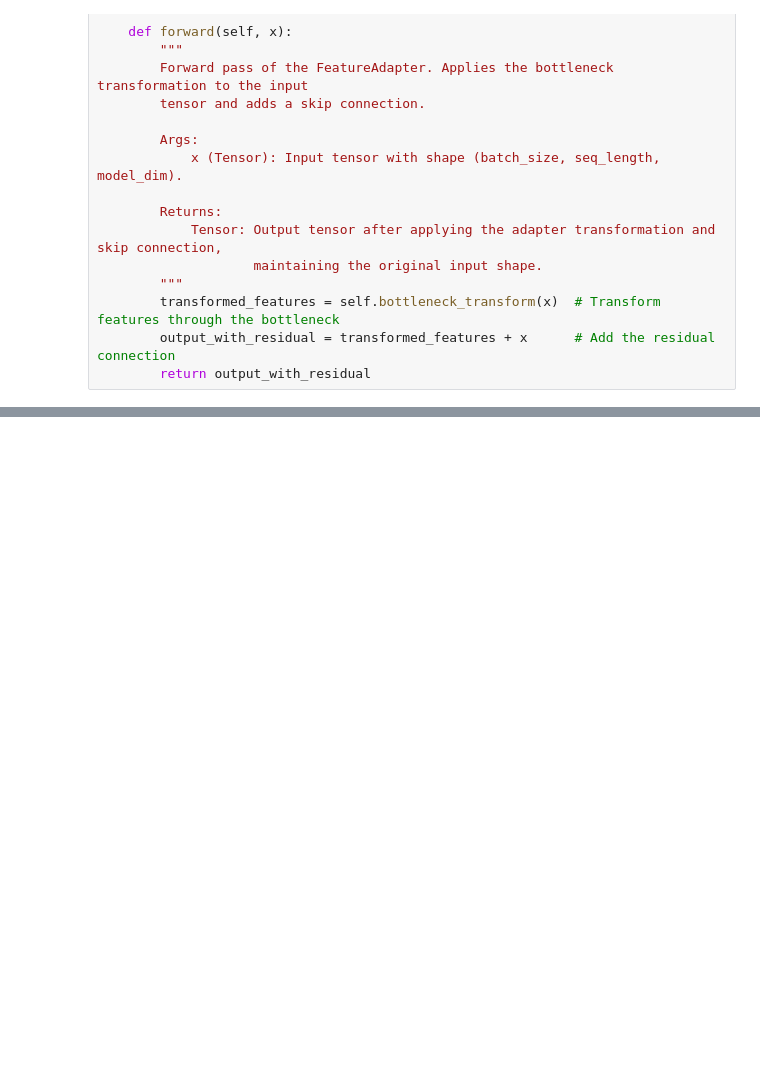
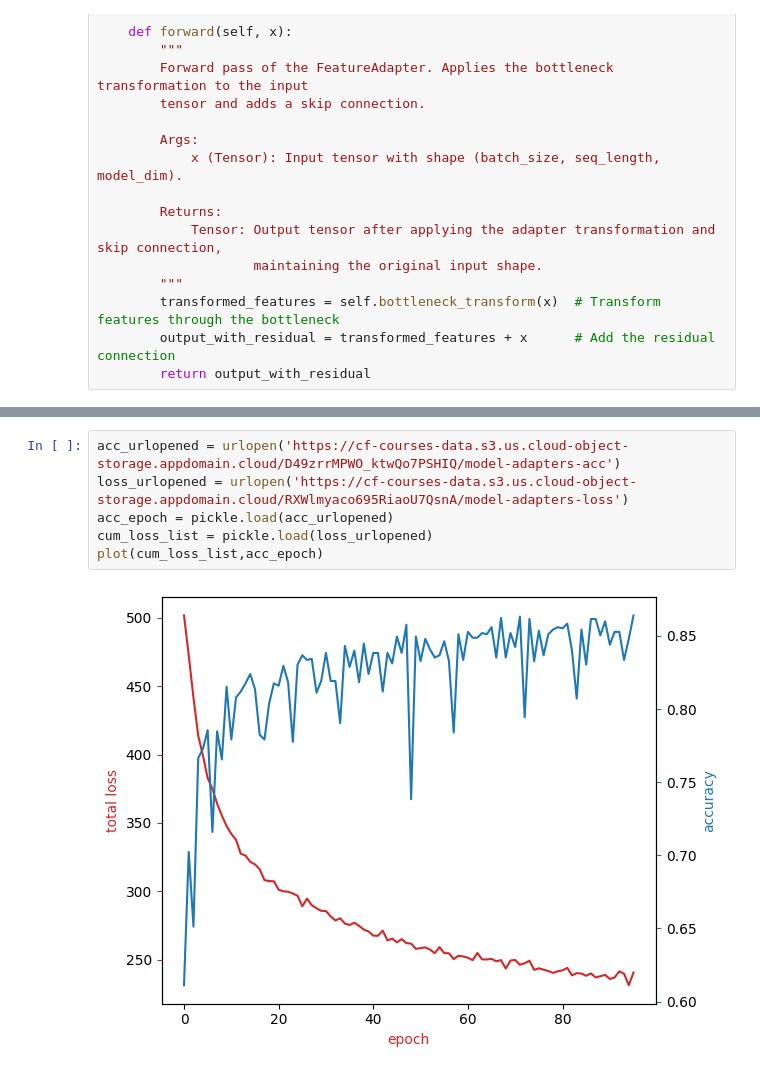
Before and after one commit to saifkheraj/d_s, a Jupyter notebook: GenAI/Finetuning_Transformers/PEFT/adapters_pytorch.ipynb, the cells around one changed output, grey strips where cells are left out. Cells and saved outputs as stored; diff of their text form; blank space fills up the shorter version.

```diff
--- a/GenAI/Finetuning_Transformers/PEFT/adapters_pytorch.ipynb
+++ b/GenAI/Finetuning_Transformers/PEFT/adapters_pytorch.ipynb
@@ -910,0 +1031,8 @@ class FeatureAdapter(nn.Module):
+# %%
+acc_urlopened = urlopen('https://cf-courses-data.s3.us.cloud-object-storage.appdomain.cloud/D49zrrMPWO_ktwQo7PSHIQ/model-adapters-acc')
+loss_urlopened = urlopen('https://cf-courses-data.s3.us.cloud-object-storage.appdomain.cloud/RXWlmyaco695RiaoU7QsnA/model-adapters-loss')
+acc_epoch = pickle.load(acc_urlopened)
+cum_loss_list = pickle.load(loss_urlopened)
+plot(cum_loss_list,acc_epoch)
+# %% [output]
+[figure, added]
```
Also changed, not shown: parts of 15 cells of this notebook.
